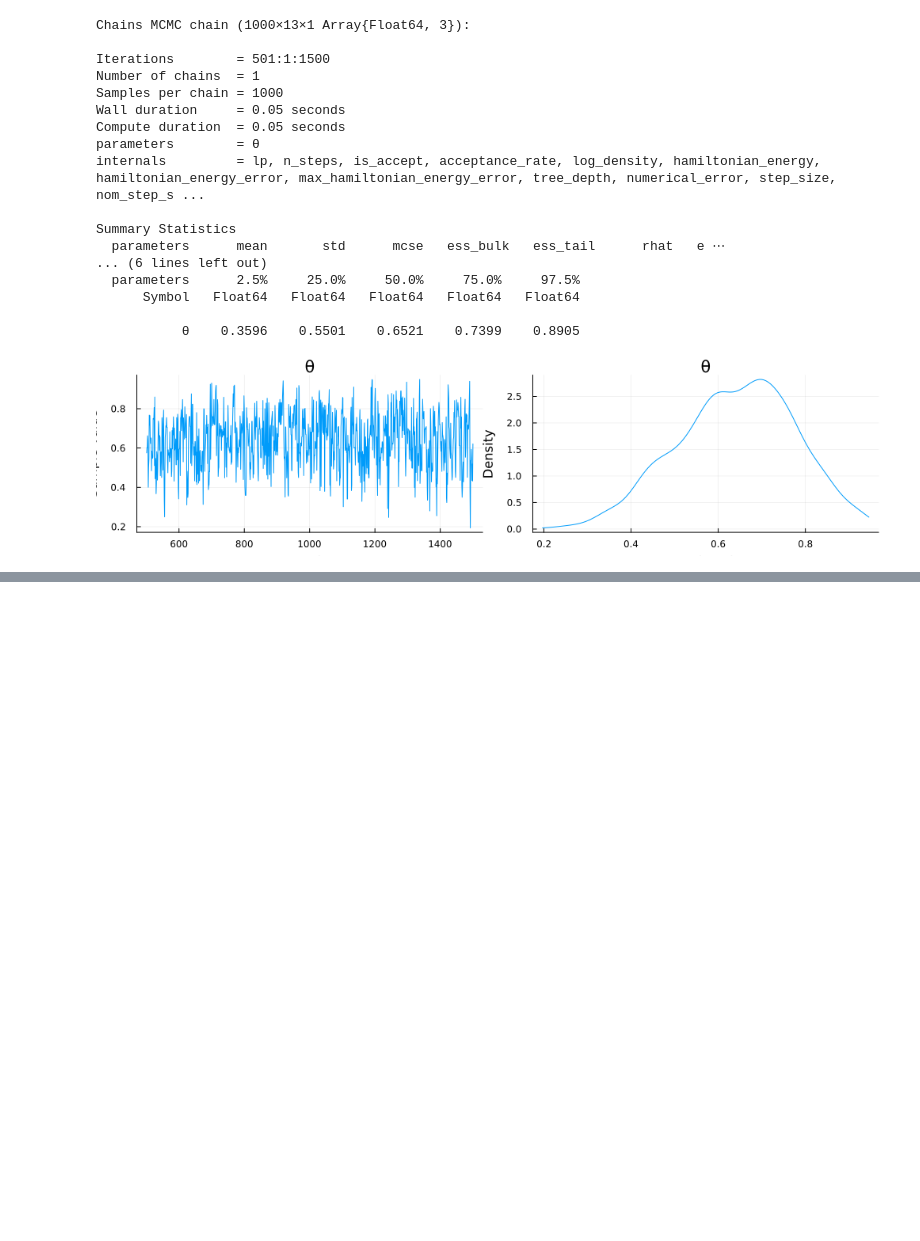
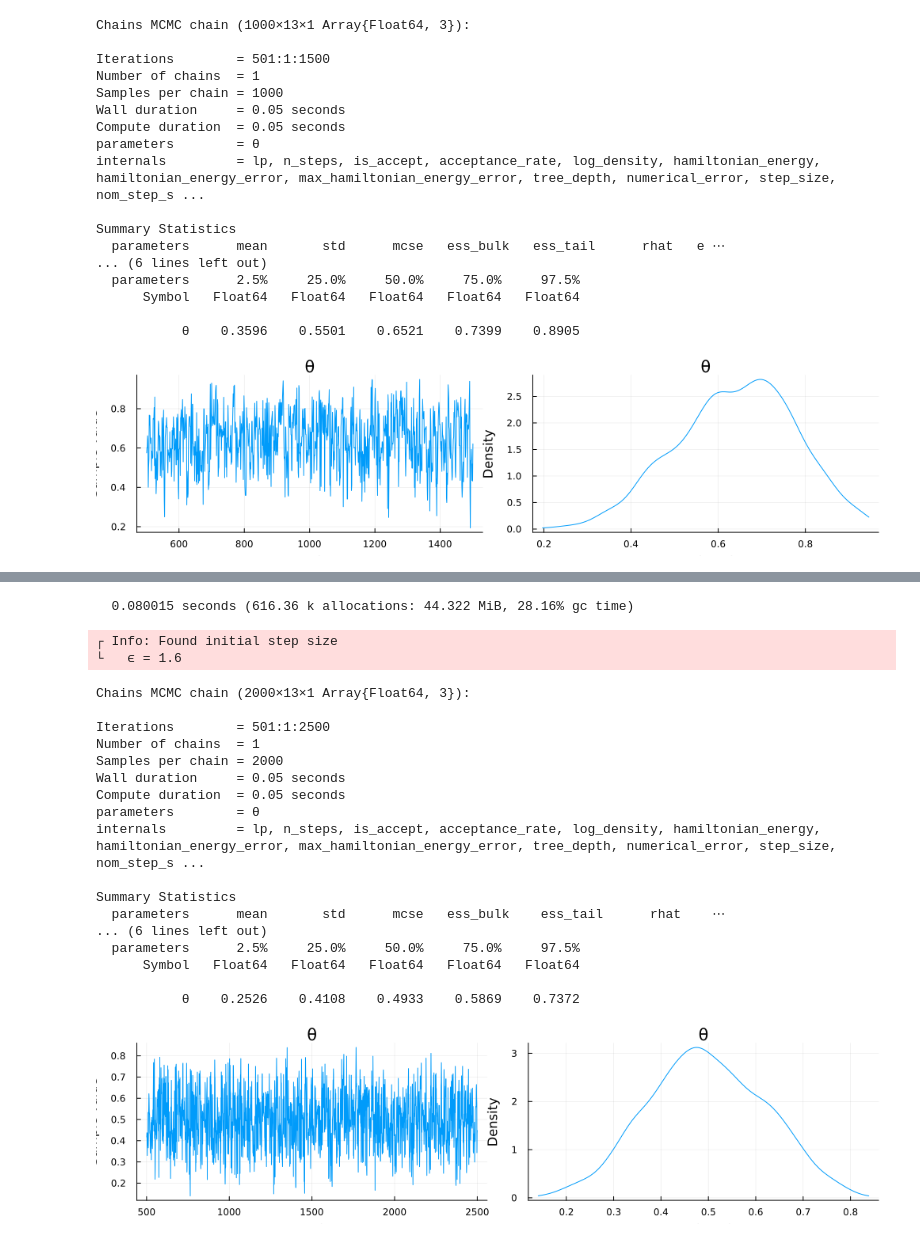
Before and after one commit to polyactis/test, a Jupyter notebook: trunk/Julia/Statistical Rethinking/Globe-tossing.ipynb, the cells around one changed output, grey strips where cells are left out. Drawn from its saved outputs; the diff is of its cells as text; code cells hidden in the pictures; blank space fills up the shorter version.

```diff
--- a/trunk/Julia/Statistical Rethinking/Globe-tossing.ipynb
+++ b/trunk/Julia/Statistical Rethinking/Globe-tossing.ipynb
@@ -134,0 +143,26 @@ Summary Statistics
+# %%
+@time chns = sample(globe_toss(12,6), NUTS(500,0.7), 2000)
+display(chns)
+StatsPlots.plot(chns)
+# %% [output]
+  0.080015 seconds (616.36 k allocations: 44.322 MiB, 28.16% gc time)
+┌ Info: Found initial step size
+└   ϵ = 1.6
+Chains MCMC chain (2000×13×1 Array{Float64, 3}):
+
+Iterations        = 501:1:2500
+Number of chains  = 1
+Samples per chain = 2000
+Wall duration     = 0.05 seconds
+Compute duration  = 0.05 seconds
+parameters        = θ
+internals         = lp, n_steps, is_accept, acceptance_rate, log_density, hamiltonian_energy, hamiltonian_energy_error, max_hamiltonian_energy_error, tree_depth, numerical_error, step_size, nom_step_s ...
+
+Summary Statistics
+  parameters      mean       std      mcse   ess_bulk    ess_tail      rhat    ⋯
+... (6 lines left out)
+  parameters      2.5%     25.0%     50.0%     75.0%     97.5%
+      Symbol   Float64   Float64   Float64   Float64   Float64
+
+           θ    0.2526    0.4108    0.4933    0.5869    0.7372
+[figure, added]
```
Also changed, not shown: parts of 12 cells of this notebook, 3 other files.
